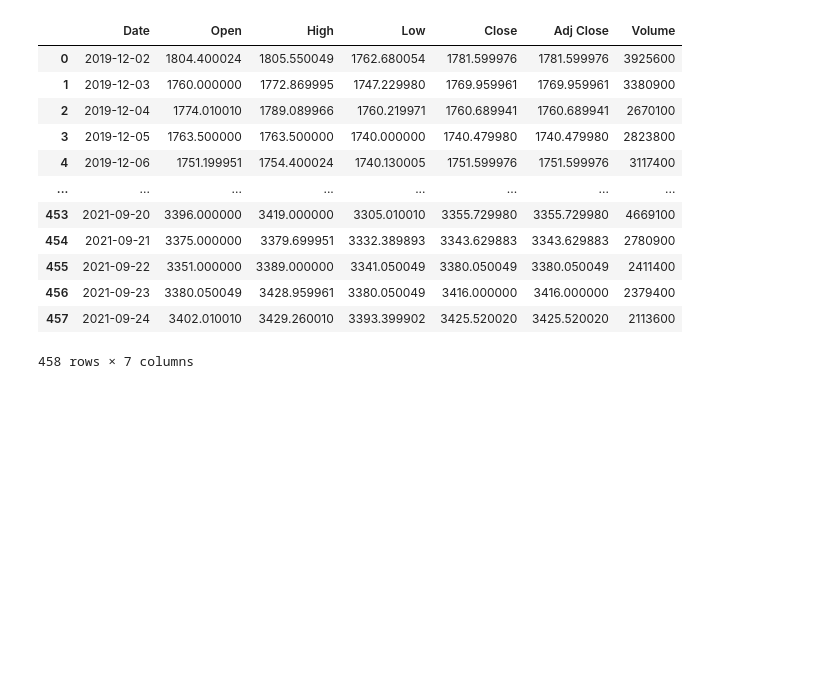
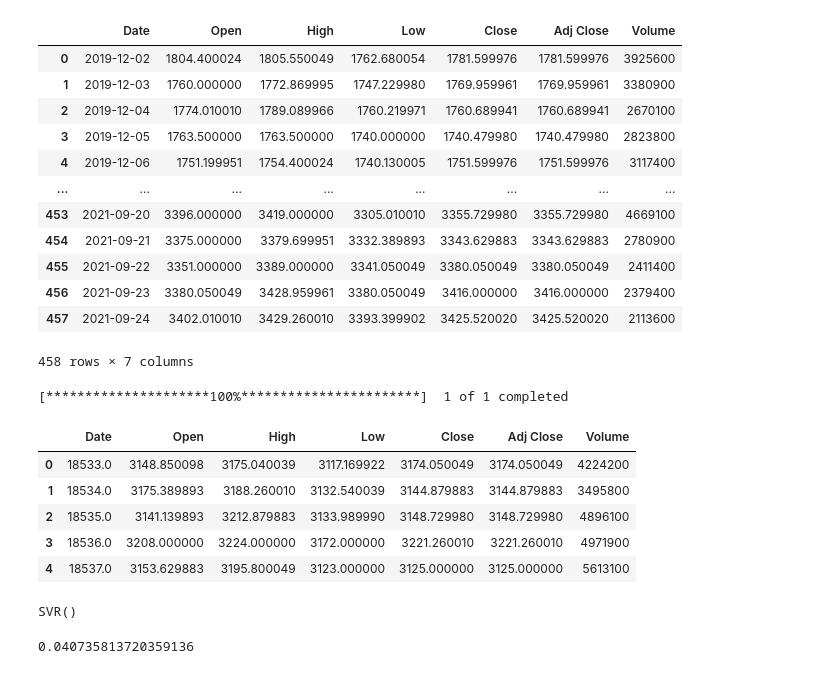
Before and after one commit to punits152/stocks_prediction, a Jupyter notebook: test.ipynb, the cells around one changed output. Drawn from its saved outputs; the diff is of its cells as text; code cells hidden in the pictures; blank space fills up the shorter version.

```diff
--- a/test.ipynb
+++ b/test.ipynb
@@ -57,3 +57,23 @@ df
 fig = px.line(df,x=df.Date,y=[df.Open,df.Close])
 # %%
 fig
+# %%
+import pandas as pd
+import numpy as np
+import yfinance as yf
+from sklearn.svm import SVR
+from  matplotlib.dates import date2num
+
+df = yf.download("AMZN",period="12mo")
+df.reset_index(inplace=True)
+df["Date"] = df['Date'].map(date2num)
+
+df.head()
+# %% [output]
+[*********************100%***********************]  1 of 1 completed
+|  | Date | Open | High | Low | Close | Adj Close | Volume |
+| 0 | 18533.0 | 3148.850098 | 3175.040039 | 3117.169922 | 3174.050049 | 3174.050049 | 4224200 |
+| 1 | 18534.0 | 3175.389893 | 3188.260010 | 3132.540039 | 3144.879883 | 3144.879883 | 3495800 |
+| 2 | 18535.0 | 3141.139893 | 3212.879883 | 3133.989990 | 3148.729980 | 3148.729980 | 4896100 |
+| 3 | 18536.0 | 3208.000000 | 3224.000000 | 3172.000000 | 3221.260010 | 3221.260010 | 4971900 |
+| 4 | 18537.0 | 3153.629883 | 3195.800049 | 3123.000000 | 3125.000000 | 3125.000000 | 5613100 |
@@ -59,0 +86,9 @@ fig
+# %%
+svr.fit(np.array(X_train).reshape(-1,1),Y_train)
+# %% [output]
+SVR()
+# %%
+from sklearn.metrics import mean_absolute_percentage_error
+mean_absolute_percentage_error(Y_test,svr.predict(np.array(X_test).reshape(-1,1)))
+# %% [output]
+0.040735813720359136
```
Also changed, not shown: parts of 4 cells of this notebook, 3 other files.
